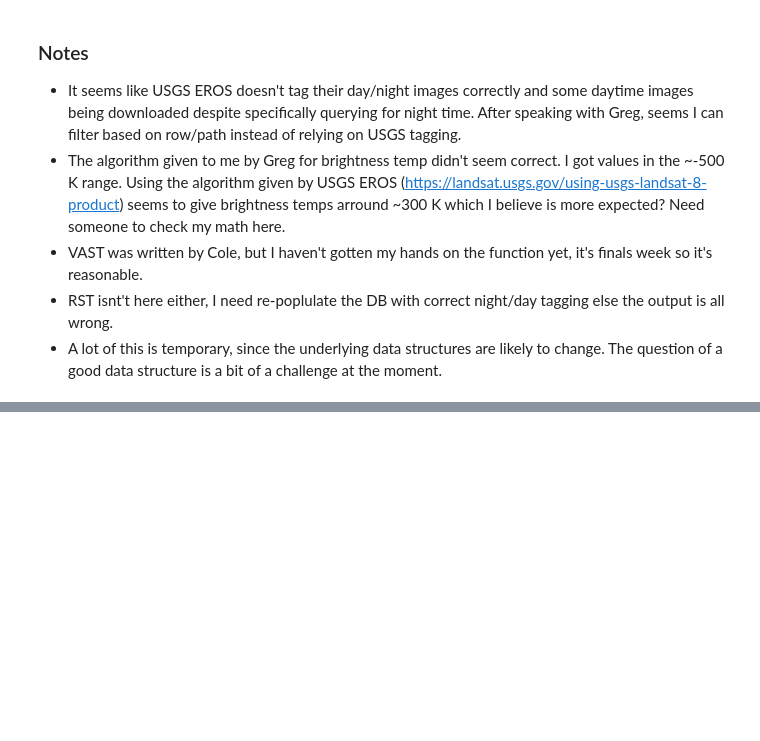
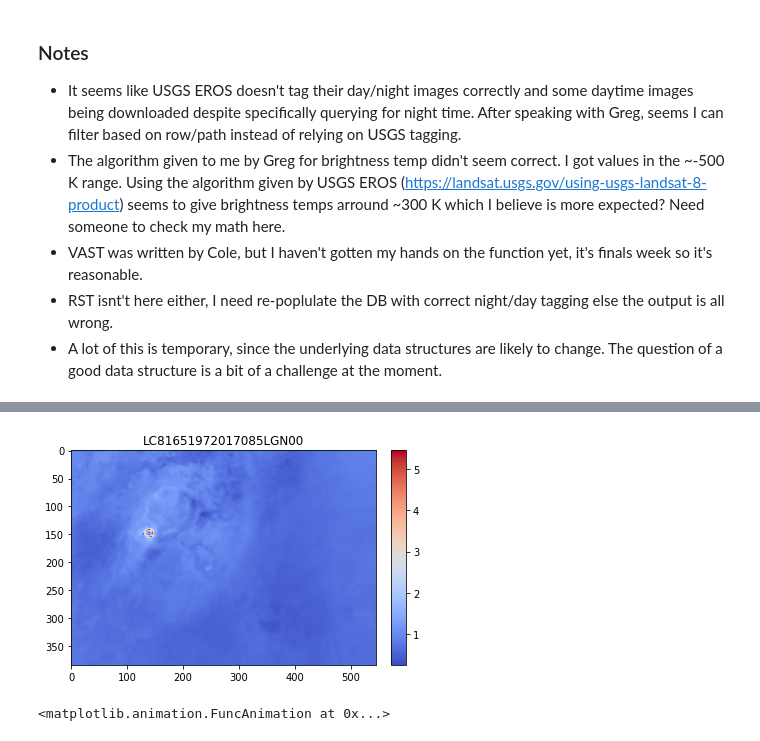
Before and after one commit to Kelvinrr/Notebooks, a Jupyter notebook: thermal_playground.ipynb, the cells around one changed output, grey strips where cells are left out. Cells and saved outputs as stored; diff of their text form; code cells hidden in the pictures; blank space fills up the shorter version.

```diff
--- a/thermal_playground.ipynb
+++ b/thermal_playground.ipynb
@@ -794 +840,17 @@ animate_band(data['nti'])
 <matplotlib.animation.FuncAnimation at 0x...>
+# %%
+from datetime import date
+
+# compare 2014 to 2017 data
+time_mask = data.time.between(date(2014,1,1), date(2015,1,1))
+ref_df = data[time_mask]
+
+time_mask = data.time.between(date(2017,1,1), date(2017,6,1))
+test_df = data[time_mask]
+
+rdf = rst_df(test_df ,ref_df, thresh=2.5)
+# %%
+animate_band(rdf['rst'])
+# %% [output]
+[figure, added]
+<matplotlib.animation.FuncAnimation at 0x...>
```
Also changed, not shown: parts of 14 cells of this notebook.
